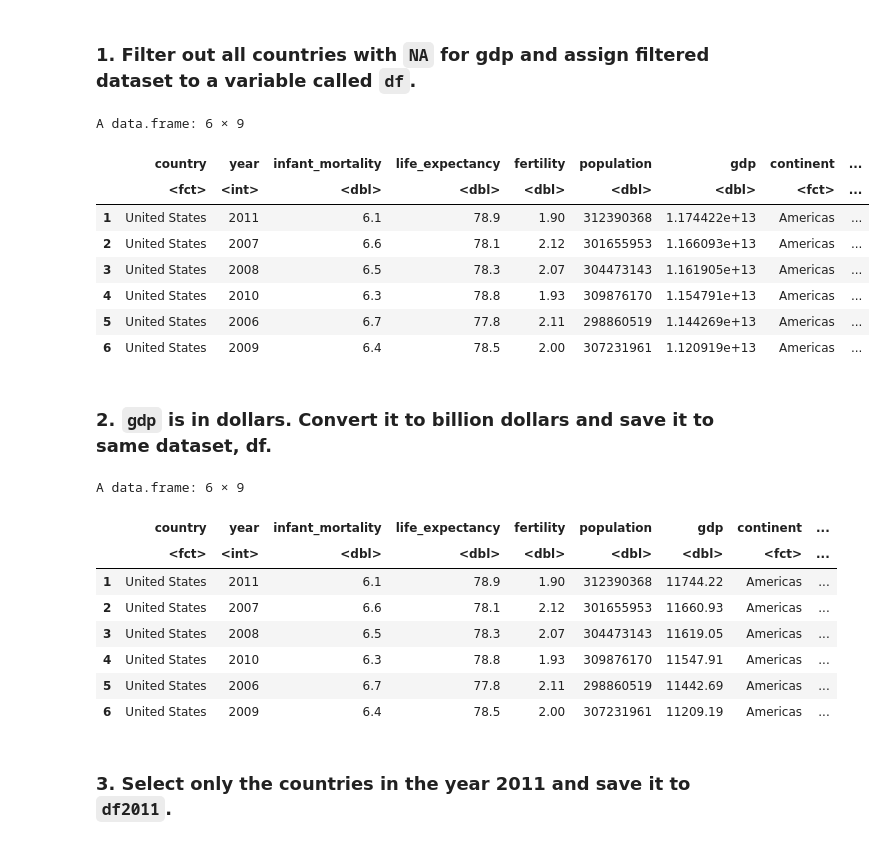
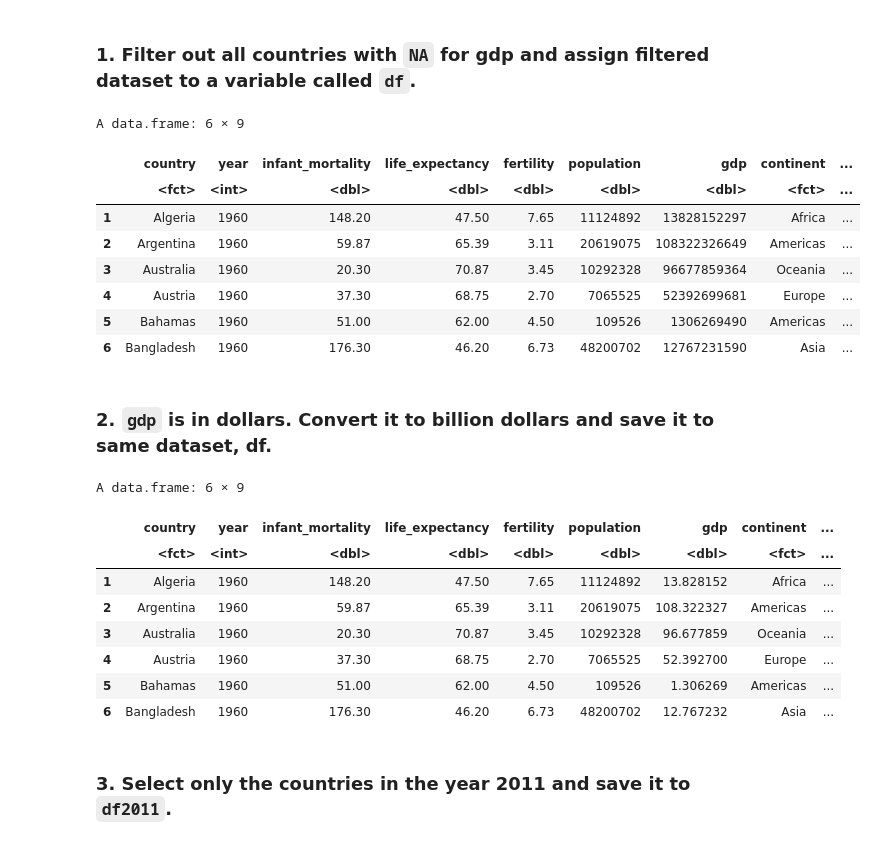
Before and after one commit to ryandun/stats306lab3, a Jupyter notebook: stats306_review_solution.ipynb, the cells around one changed output. Cells and saved outputs as stored; diff of their text form; code cells hidden in the pictures.

```diff
--- a/stats306_review_solution.ipynb
+++ b/stats306_review_solution.ipynb
@@ -35,35 +35,35 @@ $ region           <fct> Southern Europe, Northern Africa, Middle Africa, Cari
 # %% [markdown]
 ### 1. Filter out all countries with `NA` for gdp and assign filtered dataset to a variable called `df`.
 # %%
-df = gapminder %>% filter(!is.na(gdp)) %>% arrange(desc(gdp))
+df = gapminder %>% filter(!is.na(gdp))
 
 head(df)
 # %% [output]
 A data.frame: 6 × 9
 |  | country | year | infant_mortality | life_expectancy | fertility | population | gdp | continent | ... |
 |  | <fct> | <int> | <dbl> | <dbl> | <dbl> | <dbl> | <dbl> | <fct> | ... |
-| 1 | United States | 2011 | 6.1 | 78.9 | 1.90 | 312390368 | 1.174422e+13 | Americas | ... |
-| 2 | United States | 2007 | 6.6 | 78.1 | 2.12 | 301655953 | 1.166093e+13 | Americas | ... |
-| 3 | United States | 2008 | 6.5 | 78.3 | 2.07 | 304473143 | 1.161905e+13 | Americas | ... |
-| 4 | United States | 2010 | 6.3 | 78.8 | 1.93 | 309876170 | 1.154791e+13 | Americas | ... |
-| 5 | United States | 2006 | 6.7 | 77.8 | 2.11 | 298860519 | 1.144269e+13 | Americas | ... |
-| 6 | United States | 2009 | 6.4 | 78.5 | 2.00 | 307231961 | 1.120919e+13 | Americas | ... |
+| 1 | Algeria | 1960 | 148.20 | 47.50 | 7.65 | 11124892 | 13828152297 | Africa | ... |
+| 2 | Argentina | 1960 | 59.87 | 65.39 | 3.11 | 20619075 | 108322326649 | Americas | ... |
+| 3 | Australia | 1960 | 20.30 | 70.87 | 3.45 | 10292328 | 96677859364 | Oceania | ... |
+| 4 | Austria | 1960 | 37.30 | 68.75 | 2.70 | 7065525 | 52392699681 | Europe | ... |
+| 5 | Bahamas | 1960 | 51.00 | 62.00 | 4.50 | 109526 | 1306269490 | Americas | ... |
+| 6 | Bangladesh | 1960 | 176.30 | 46.20 | 6.73 | 48200702 | 12767231590 | Asia | ... |
 # %% [markdown]
 ### 2. `gdp` is in dollars. Convert it to billion dollars and save it to same dataset, df.
 # %%
-df = df %>% mutate(gdp = gdp/1000000000) %>% arrange(desc(gdp))
+df = df %>% mutate(gdp = gdp/1000000000)
 
 head(df)
 # %% [output]
 A data.frame: 6 × 9
 |  | country | year | infant_mortality | life_expectancy | fertility | population | gdp | continent | ... |
 |  | <fct> | <int> | <dbl> | <dbl> | <dbl> | <dbl> | <dbl> | <fct> | ... |
-| 1 | United States | 2011 | 6.1 | 78.9 | 1.90 | 312390368 | 11744.22 | Americas | ... |
-| 2 | United States | 2007 | 6.6 | 78.1 | 2.12 | 301655953 | 11660.93 | Americas | ... |
-| 3 | United States | 2008 | 6.5 | 78.3 | 2.07 | 304473143 | 11619.05 | Americas | ... |
-| 4 | United States | 2010 | 6.3 | 78.8 | 1.93 | 309876170 | 11547.91 | Americas | ... |
-| 5 | United States | 2006 | 6.7 | 77.8 | 2.11 | 298860519 | 11442.69 | Americas | ... |
-| 6 | United States | 2009 | 6.4 | 78.5 | 2.00 | 307231961 | 11209.19 | Americas | ... |
+| 1 | Algeria | 1960 | 148.20 | 47.50 | 7.65 | 11124892 | 13.828152 | Africa | ... |
+| 2 | Argentina | 1960 | 59.87 | 65.39 | 3.11 | 20619075 | 108.322327 | Americas | ... |
+| 3 | Australia | 1960 | 20.30 | 70.87 | 3.45 | 10292328 | 96.677859 | Oceania | ... |
+| 4 | Austria | 1960 | 37.30 | 68.75 | 2.70 | 7065525 | 52.392700 | Europe | ... |
+| 5 | Bahamas | 1960 | 51.00 | 62.00 | 4.50 | 109526 | 1.306269 | Americas | ... |
+| 6 | Bangladesh | 1960 | 176.30 | 46.20 | 6.73 | 48200702 | 12.767232 | Asia | ... |
 # %% [markdown]
 ### 3. Select only the countries in the year 2011 and save it to `df2011`.
 # %%
```
Also changed, not shown: parts of 3 cells of this notebook.
